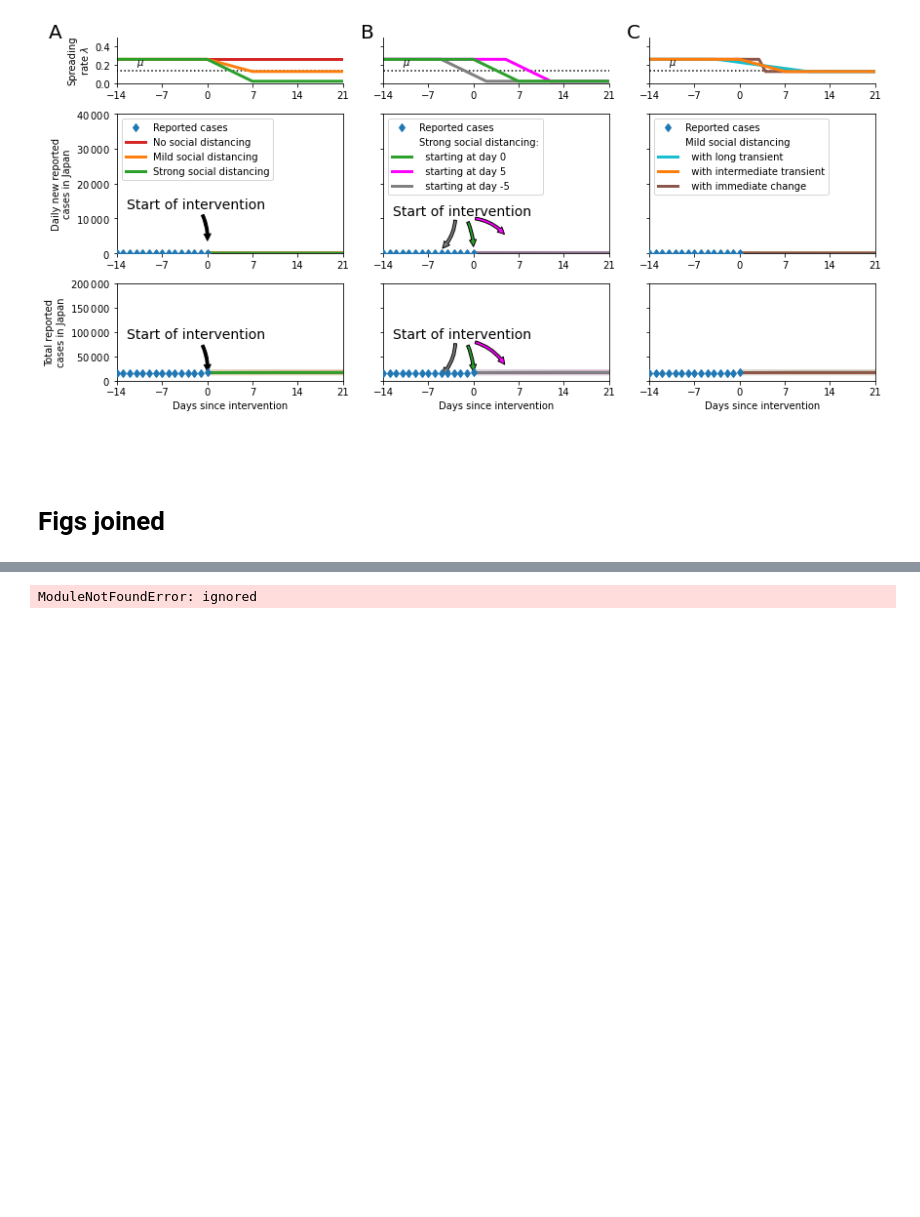
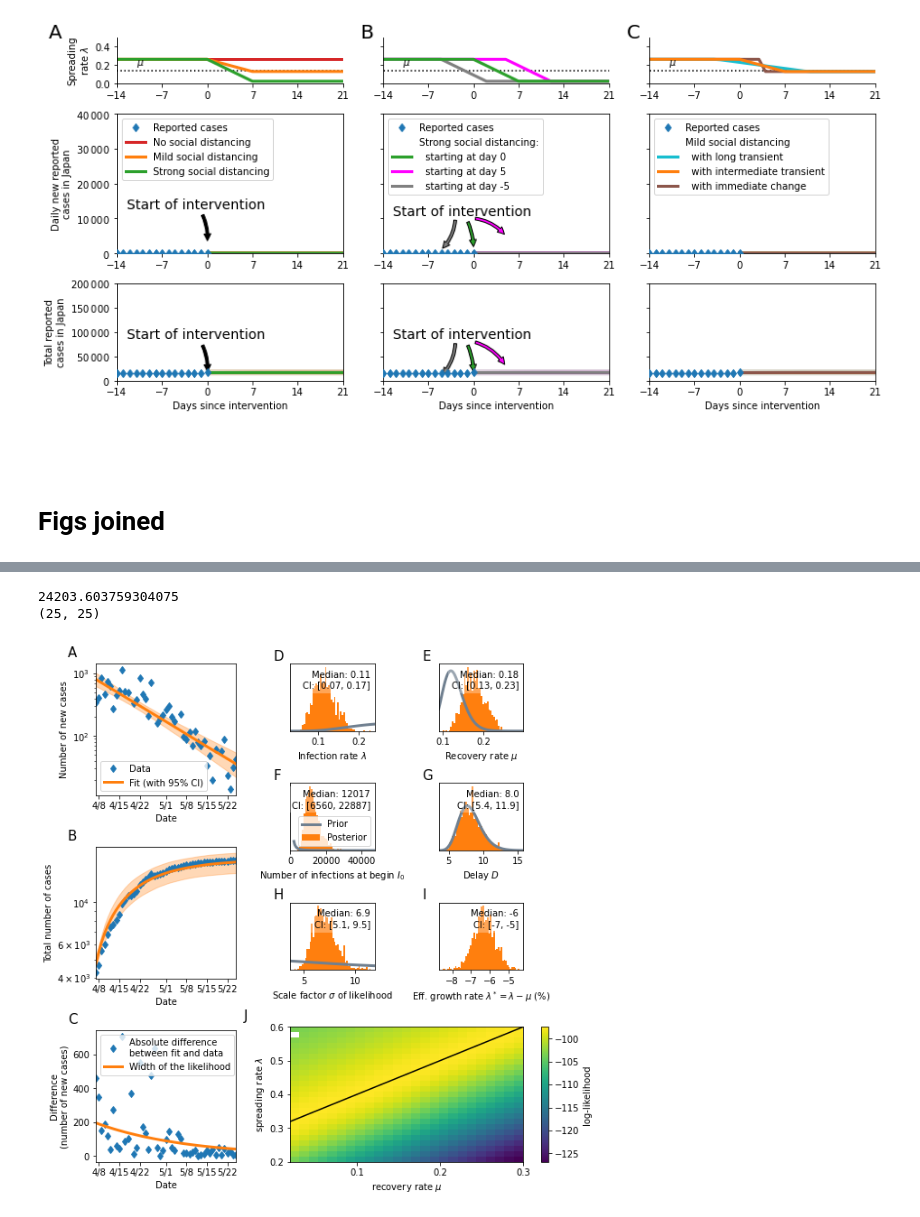
Before and after one commit to ichironakamoto/COVID-19-2, a Jupyter notebook: scripts/paper200429/Corona_germany_simple_model_interventions.ipynb, the cells around one changed output, grey strips where cells are left out. Drawn from its saved outputs; the diff is of its cells as text; code cells hidden in the pictures; blank space fills up the shorter version.

```diff
--- a/scripts/paper200429/Corona_germany_simple_model_interventions.ipynb
+++ b/scripts/paper200429/Corona_germany_simple_model_interventions.ipynb
@@ -1258,12 +1257,14 @@ ax.locator_params(nbins=5)
 
 #matrix = pickle.load(open(path_data + 'likelihood_matrix.pickled', 'rb'))
 
-matrix = dvc.api.read(
-    'likelihood_matrix.pickled',
+
+
+matrix = pickle.loads(
+    dvc.api.read(
+ 'likelihood_matrix.pickled',
     repo='https://github.com/ichironakamoto/COVID-19-2.git',
     mode='rb')
-
-
+    )
 
 
 im_mat = []
@@ -1278,31 +1279,33 @@ for row in matrix:
 #im = ax1.imshow(im_mat, origin='lower', extent=[0.02, 0.3, 0.2, 0.6], aspect=0.5)
 #plt.colorbar()
 #heatmap = ax.imshow(im_mat, origin='lower', extent=[0.02, 0.3, 0.2, 0.6], aspect=0.71)
 #heatmap = ax.imshow(im_mat, origin='lower', extent=[0.02, 0.3, 0.2, 0.6])
 heatmap = ax.imshow(im_mat,origin='lower',extent=[0.02, 0.3, 0.2, 0.6], aspect='auto')
 pos = ax.get_position()
 #cbaxes = fig.add_axes([0.43, pos.y0, 0.02, pos.y1-pos.y0])
 #cbar = fig.colorbar(heatmap, cbaxes)
 #cbar.set_label('log-likelihood')
 ax.plot(μ_arr, μ_arr+0.30, color='black')
 cbar = plt.colorbar(heatmap)
 cbar.set_label('log-likelihood')
 ax.set_ylabel('spreading rate $\lambda$')
 ax.set_xlabel('recovery rate $\mu$')
 ax.text(pos_letter[0], pos_letter[1], "J", transform=ax.transAxes, size=letter_size)
 #ax.set_anchor('NW')
 
 #Removes ylabels from D-I
 ax_params = [ax_param_infection,ax_param_recovery, ax_param_effective_rate, ax_param_delay,ax_param_width,ax_param_izero]
 for ax in ax_params:
   ax.set_yticks([], [])
   ax.set_ylabel('')
 
 #gs.update(wspace=0.9, hspace=0.9)
 #gs.update()
 #plt.tight_layout()
 
 plt.savefig('Fig_1.png')
 plt.savefig('Fig_1.pdf')
 # %% [output]
-ModuleNotFoundError: ignored
+24203.603759304075
+(25, 25)
+[figure, added]
```
Also changed, not shown: parts of 2 cells of this notebook.
